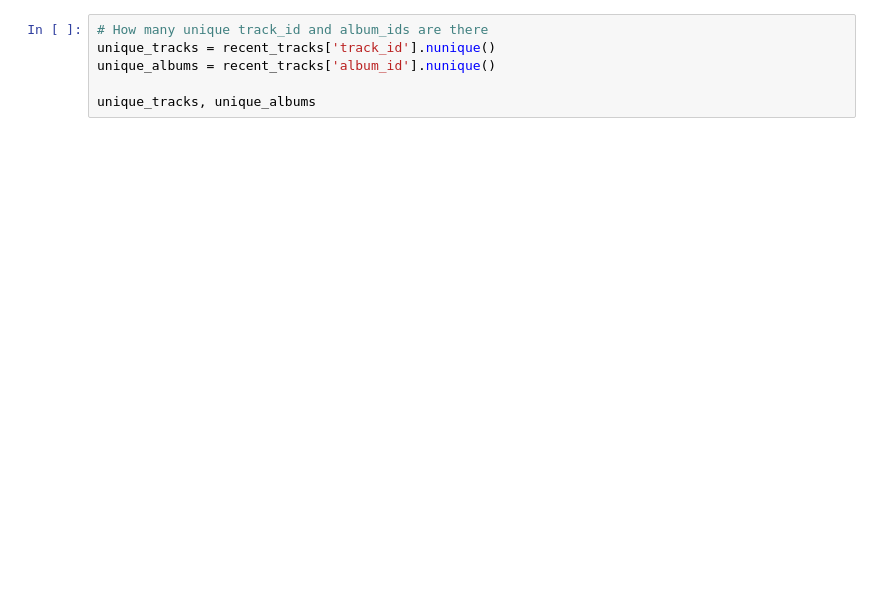
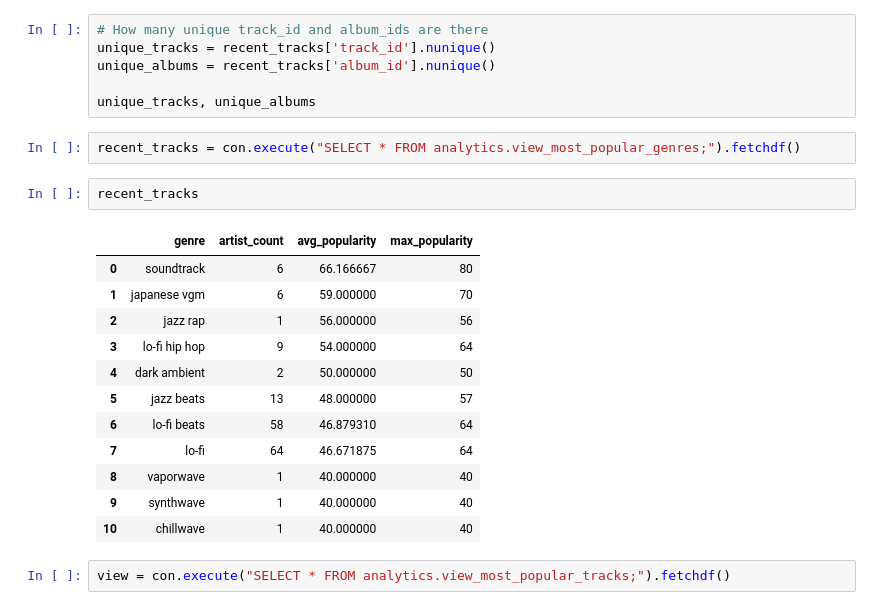
Before and after one commit to MaartenDurieu/spotify-dlt-dbt-pipeline, a Jupyter notebook: duckdb-analytics/explore.ipynb, the cells around one changed output. Saved outputs shown, nothing was run; the diff lists cells and outputs as text; blank space fills up the shorter version.

```diff
--- a/duckdb-analytics/explore.ipynb
+++ b/duckdb-analytics/explore.ipynb
@@ -107,3 +75,22 @@ unique_tracks = recent_tracks['track_id'].nunique()
 unique_albums = recent_tracks['album_id'].nunique()
 
 unique_tracks, unique_albums
+# %%
+recent_tracks = con.execute("SELECT * FROM analytics.view_most_popular_genres;").fetchdf()
+# %%
+recent_tracks
+# %% [output]
+|  | genre | artist_count | avg_popularity | max_popularity |
+| 0 | soundtrack | 6 | 66.166667 | 80 |
+| 1 | japanese vgm | 6 | 59.000000 | 70 |
+| 2 | jazz rap | 1 | 56.000000 | 56 |
+| 3 | lo-fi hip hop | 9 | 54.000000 | 64 |
+| 4 | dark ambient | 2 | 50.000000 | 50 |
+| 5 | jazz beats | 13 | 48.000000 | 57 |
+| 6 | lo-fi beats | 58 | 46.879310 | 64 |
+| 7 | lo-fi | 64 | 46.671875 | 64 |
+| 8 | vaporwave | 1 | 40.000000 | 40 |
+| 9 | synthwave | 1 | 40.000000 | 40 |
+| 10 | chillwave | 1 | 40.000000 | 40 |
+# %%
+view = con.execute("SELECT * FROM analytics.view_most_popular_tracks;").fetchdf()
```
Also changed, not shown: parts of 9 cells of this notebook, 4 other files.
